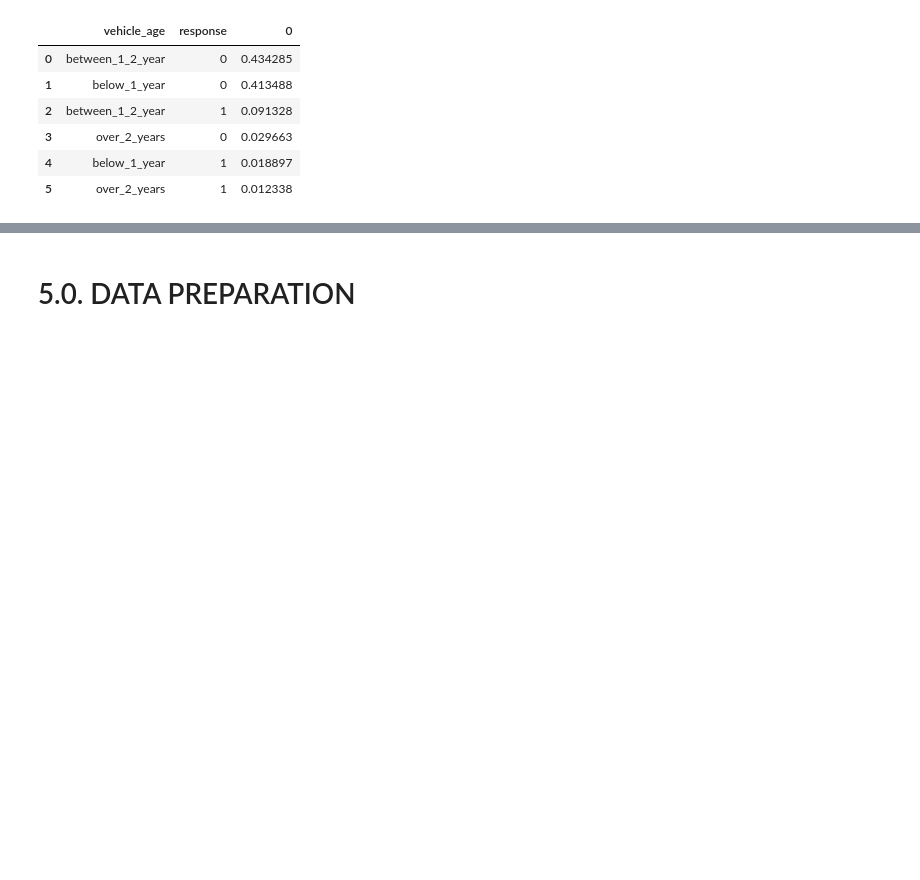
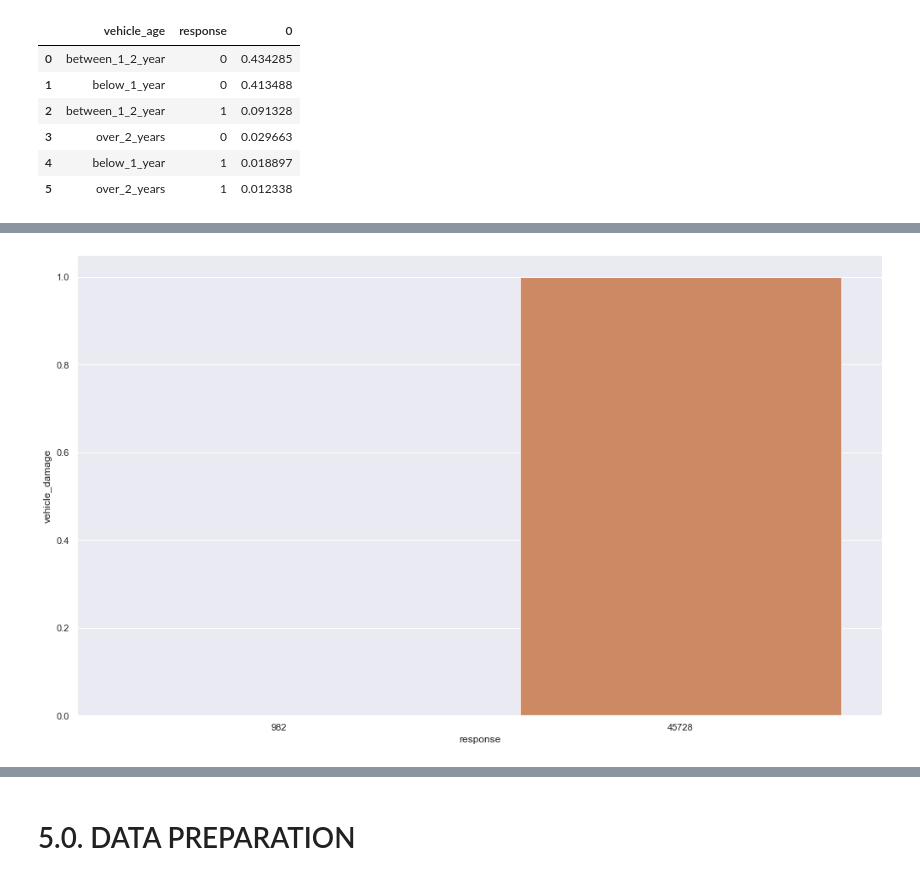
Before and after one commit to ThiagoBorgesLima/health_insurance, a Jupyter notebook: notebooks/mdfl_health_insurance_cross_sell.ipynb, the cells around one changed output, grey strips where cells are left out. Cells and saved outputs as stored; diff of their text form; code cells hidden in the pictures; blank space fills up the shorter version.

```diff
--- a/notebooks/mdfl_health_insurance_cross_sell.ipynb
+++ b/notebooks/mdfl_health_insurance_cross_sell.ipynb
@@ -277,0 +264,6 @@ df4[['vehicle_age' ,'response']].value_counts( normalize=True ).reset_index()
+# %%
+#vehicle_damage
+aux = df4[['vehicle_damage', 'response']].groupby( 'vehicle_damage').sum().reset_index()
+sns.barplot( x='response', y='vehicle_damage', data=aux);
+# %% [output]
+[figure, added]
```
Also changed, not shown: parts of 38 cells of this notebook.
